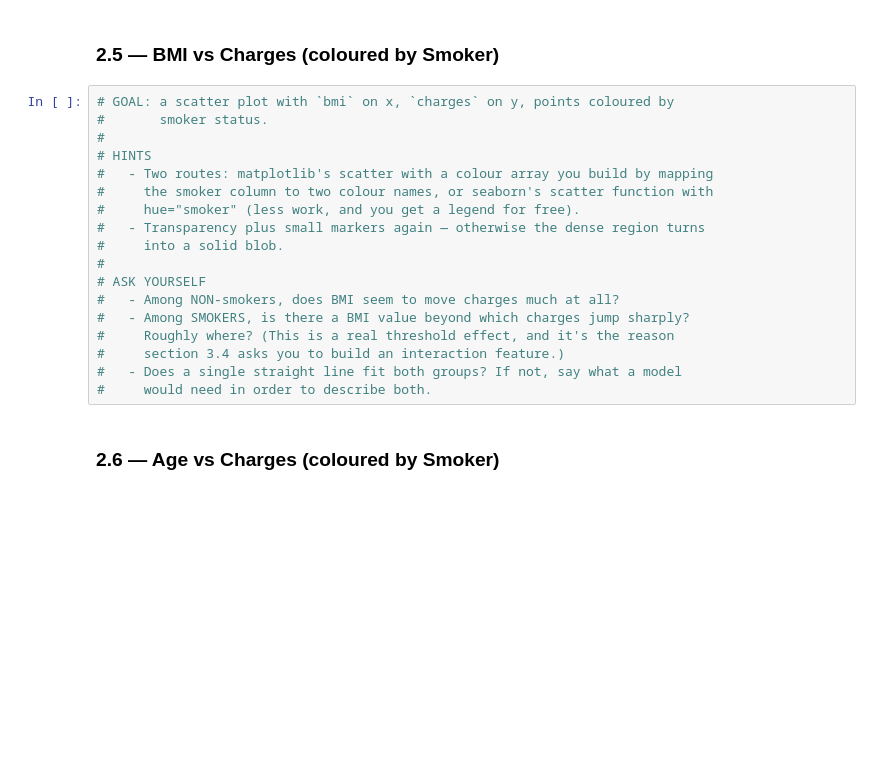
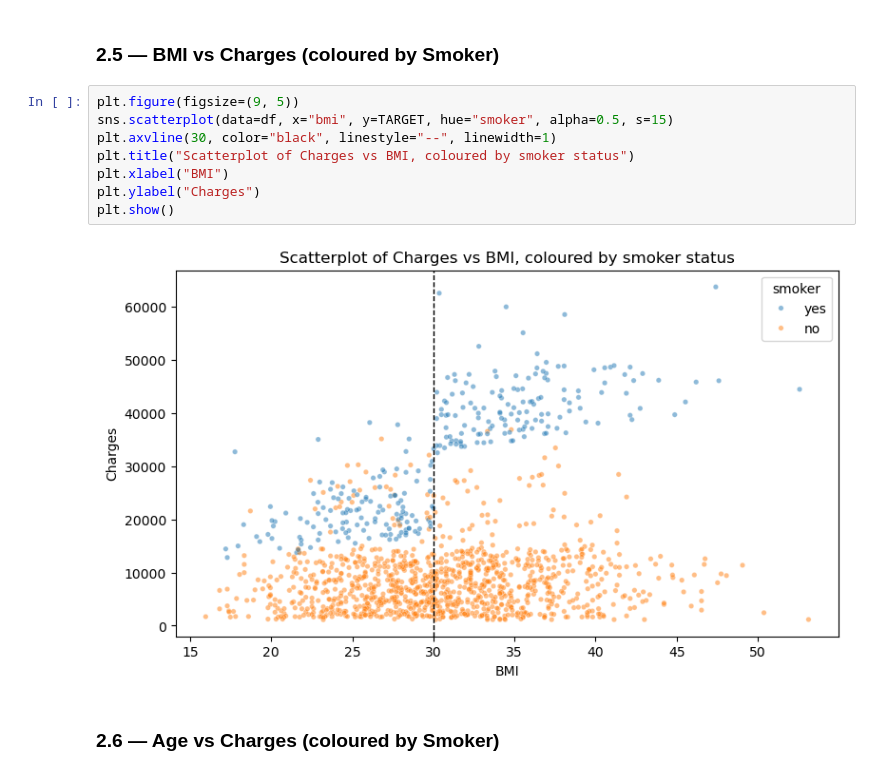
Before and after one commit to sufyan1105/Medical-Insurance-Cost-Prediction, a Jupyter notebook: medical_insurance_cost_predictor.ipynb, the cells around one changed output. Drawn from its saved outputs; the diff is of its cells as text; blank space fills up the shorter version.

```diff
--- a/medical_insurance_cost_predictor.ipynb
+++ b/medical_insurance_cost_predictor.ipynb
@@ -166,23 +166,15 @@ plt.show()
 # %% [markdown]
 ### 2.5 — BMI vs Charges (coloured by Smoker)
 # %%
-# GOAL: a scatter plot with `bmi` on x, `charges` on y, points coloured by
-#       smoker status.
-#
-# HINTS
-#   - Two routes: matplotlib's scatter with a colour array you build by mapping
-#     the smoker column to two colour names, or seaborn's scatter function with
-#     hue="smoker" (less work, and you get a legend for free).
-#   - Transparency plus small markers again — otherwise the dense region turns
-#     into a solid blob.
-#
-# ASK YOURSELF
-#   - Among NON-smokers, does BMI seem to move charges much at all?
-#   - Among SMOKERS, is there a BMI value beyond which charges jump sharply?
-#     Roughly where? (This is a real threshold effect, and it's the reason
-#     section 3.4 asks you to build an interaction feature.)
-#   - Does a single straight line fit both groups? If not, say what a model
-#     would need in order to describe both.
+plt.figure(figsize=(9, 5))
+sns.scatterplot(data=df, x="bmi", y=TARGET, hue="smoker", alpha=0.5, s=15)
+plt.axvline(30, color="black", linestyle="--", linewidth=1)
+plt.title("Scatterplot of Charges vs BMI, coloured by smoker status")
+plt.xlabel("BMI")
+plt.ylabel("Charges")
+plt.show()
+# %% [output]
+[figure, added]
 # %% [markdown]
 ### 2.6 — Age vs Charges (coloured by Smoker)
 # %%
```
Also changed, not shown: parts of 3 cells of this notebook.
